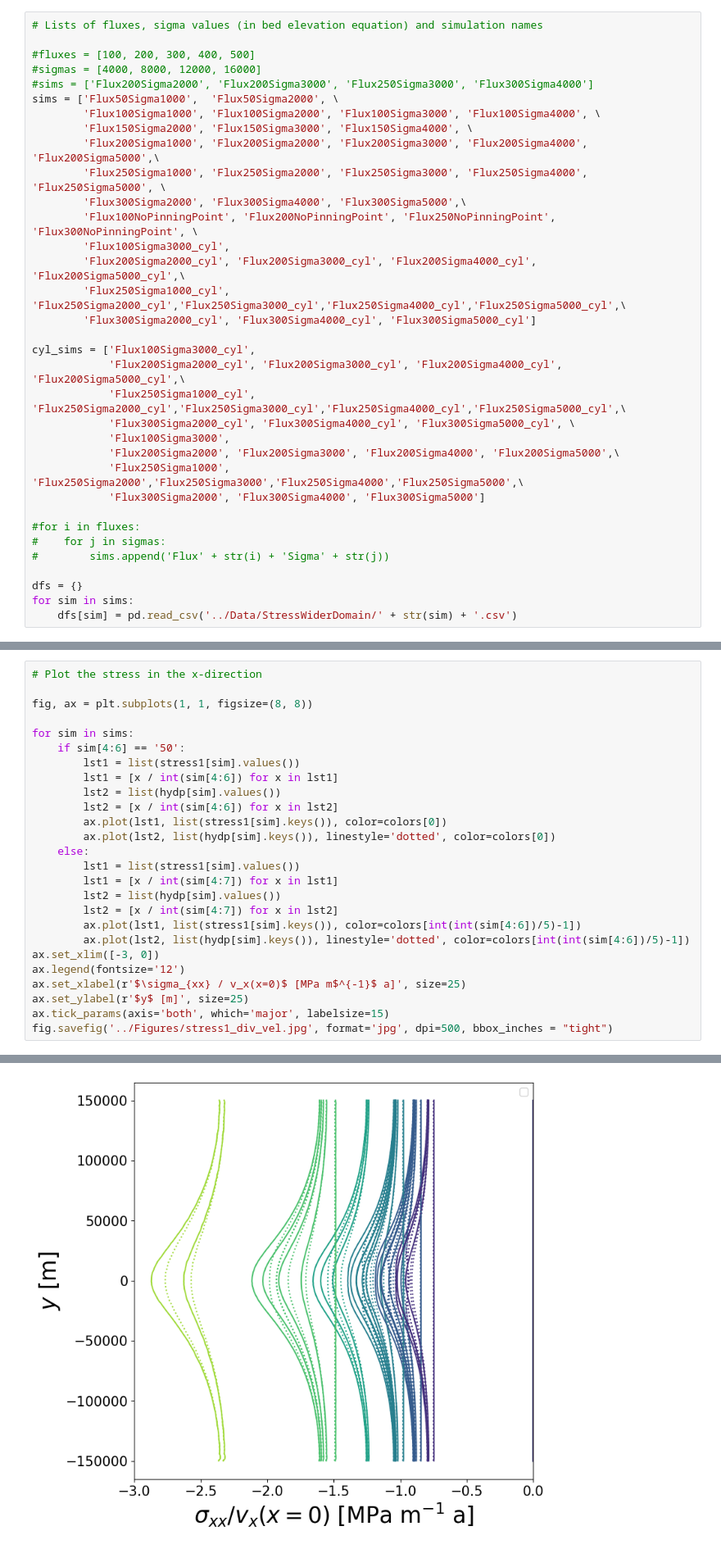
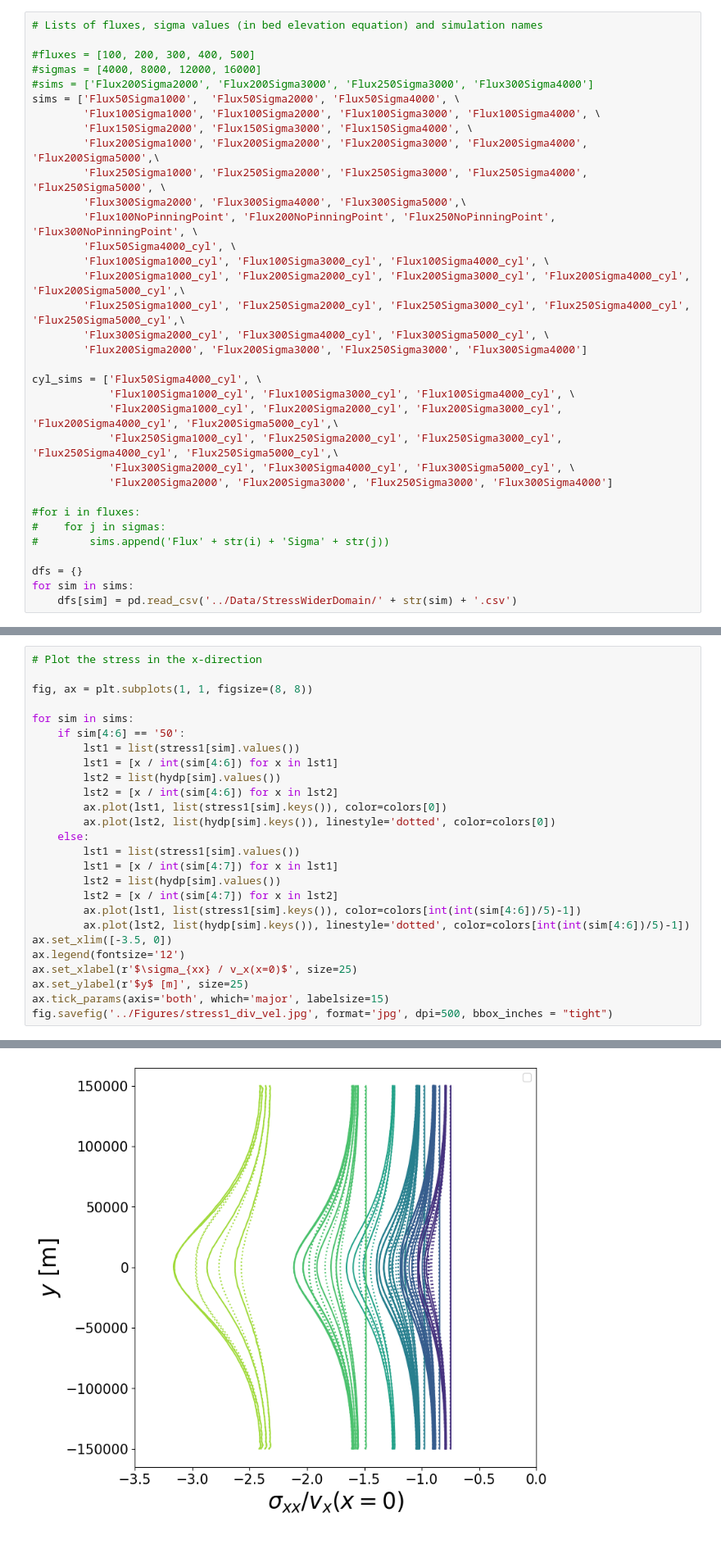
Before and after one commit to henryclara/ButtressingProject, a Jupyter notebook: Code/StressCalculationsWiderDomain.ipynb, the cells around one changed output, grey strips where cells are left out. Shown at 82% size. Saved outputs shown, nothing was run; the diff lists cells and outputs as text.

```diff
--- a/Code/StressCalculationsWiderDomain.ipynb
+++ b/Code/StressCalculationsWiderDomain.ipynb
@@ -36,26 +36,26 @@ A = 4.6e-25*yearinsec*1.0e18
 #fluxes = [100, 200, 300, 400, 500]
 #sigmas = [4000, 8000, 12000, 16000]
 #sims = ['Flux200Sigma2000', 'Flux200Sigma3000', 'Flux250Sigma3000', 'Flux300Sigma4000']
-sims = ['Flux50Sigma1000',  'Flux50Sigma2000', \
+sims = ['Flux50Sigma1000',  'Flux50Sigma2000', 'Flux50Sigma4000', \
         'Flux100Sigma1000', 'Flux100Sigma2000', 'Flux100Sigma3000', 'Flux100Sigma4000', \
         'Flux150Sigma2000', 'Flux150Sigma3000', 'Flux150Sigma4000', \
         'Flux200Sigma1000', 'Flux200Sigma2000', 'Flux200Sigma3000', 'Flux200Sigma4000', 'Flux200Sigma5000',\
         'Flux250Sigma1000', 'Flux250Sigma2000', 'Flux250Sigma3000', 'Flux250Sigma4000', 'Flux250Sigma5000', \
         'Flux300Sigma2000', 'Flux300Sigma4000', 'Flux300Sigma5000',\
         'Flux100NoPinningPoint', 'Flux200NoPinningPoint', 'Flux250NoPinningPoint', 'Flux300NoPinningPoint', \
-        'Flux100Sigma3000_cyl',
-        'Flux200Sigma2000_cyl', 'Flux200Sigma3000_cyl', 'Flux200Sigma4000_cyl', 'Flux200Sigma5000_cyl',\
-        'Flux250Sigma1000_cyl', 'Flux250Sigma2000_cyl','Flux250Sigma3000_cyl','Flux250Sigma4000_cyl','Flux250Sigma5000_cyl',\
-        'Flux300Sigma2000_cyl', 'Flux300Sigma4000_cyl', 'Flux300Sigma5000_cyl']
+        'Flux50Sigma4000_cyl', \
+        'Flux100Sigma1000_cyl', 'Flux100Sigma3000_cyl', 'Flux100Sigma4000_cyl', \
+        'Flux200Sigma1000_cyl', 'Flux200Sigma2000_cyl', 'Flux200Sigma3000_cyl', 'Flux200Sigma4000_cyl', 'Flux200Sigma5000_cyl',\
+        'Flux250Sigma1000_cyl', 'Flux250Sigma2000_cyl', 'Flux250Sigma3000_cyl', 'Flux250Sigma4000_cyl', 'Flux250Sigma5000_cyl',\
+        'Flux300Sigma2000_cyl', 'Flux300Sigma4000_cyl', 'Flux300Sigma5000_cyl', \
+        'Flux200Sigma2000', 'Flux200Sigma3000', 'Flux250Sigma3000', 'Flux300Sigma4000']
 
-cyl_sims = ['Flux100Sigma3000_cyl',
-            'Flux200Sigma2000_cyl', 'Flux200Sigma3000_cyl', 'Flux200Sigma4000_cyl', 'Flux200Sigma5000_cyl',\
-            'Flux250Sigma1000_cyl', 'Flux250Sigma2000_cyl','Flux250Sigma3000_cyl','Flux250Sigma4000_cyl','Flux250Sigma5000_cyl',\
+cyl_sims = ['Flux50Sigma4000_cyl', \
+            'Flux100Sigma1000_cyl', 'Flux100Sigma3000_cyl', 'Flux100Sigma4000_cyl', \
+            'Flux200Sigma1000_cyl', 'Flux200Sigma2000_cyl', 'Flux200Sigma3000_cyl', 'Flux200Sigma4000_cyl', 'Flux200Sigma5000_cyl',\
+            'Flux250Sigma1000_cyl', 'Flux250Sigma2000_cyl', 'Flux250Sigma3000_cyl', 'Flux250Sigma4000_cyl', 'Flux250Sigma5000_cyl',\
             'Flux300Sigma2000_cyl', 'Flux300Sigma4000_cyl', 'Flux300Sigma5000_cyl', \
-            'Flux100Sigma3000',
-            'Flux200Sigma2000', 'Flux200Sigma3000', 'Flux200Sigma4000', 'Flux200Sigma5000',\
-            'Flux250Sigma1000', 'Flux250Sigma2000','Flux250Sigma3000','Flux250Sigma4000','Flux250Sigma5000',\
-            'Flux300Sigma2000', 'Flux300Sigma4000', 'Flux300Sigma5000']
+            'Flux200Sigma2000', 'Flux200Sigma3000', 'Flux250Sigma3000', 'Flux300Sigma4000']
 
 #for i in fluxes:
 #    for j in sigmas:
@@ -314,32 +314,32 @@ fig.savefig('../Figures/stress1_div_thickness.jpg', format='jpg', dpi=500, bbox_
 # %%
 # Plot the stress in the x-direction
 
 fig, ax = plt.subplots(1, 1, figsize=(8, 8))
 
 for sim in sims:
     if sim[4:6] == '50':
         lst1 = list(stress1[sim].values())
         lst1 = [x / int(sim[4:6]) for x in lst1]
         lst2 = list(hydp[sim].values())
         lst2 = [x / int(sim[4:6]) for x in lst2]
         ax.plot(lst1, list(stress1[sim].keys()), color=colors[0])
         ax.plot(lst2, list(hydp[sim].keys()), linestyle='dotted', color=colors[0])
     else:
         lst1 = list(stress1[sim].values())
         lst1 = [x / int(sim[4:7]) for x in lst1]
         lst2 = list(hydp[sim].values())
         lst2 = [x / int(sim[4:7]) for x in lst2]
         ax.plot(lst1, list(stress1[sim].keys()), color=colors[int(int(sim[4:6])/5)-1])
         ax.plot(lst2, list(hydp[sim].keys()), linestyle='dotted', color=colors[int(int(sim[4:6])/5)-1])
-ax.set_xlim([-3, 0])
+ax.set_xlim([-3.5, 0])
 ax.legend(fontsize='12')
-ax.set_xlabel(r'$\sigma_{xx} / v_x(x=0)$ [MPa m$^{-1}$ a]', size=25)
+ax.set_xlabel(r'$\sigma_{xx} / v_x(x=0)$', size=25)
 ax.set_ylabel(r'$y$ [m]', size=25)
 ax.tick_params(axis='both', which='major', labelsize=15)
 fig.savefig('../Figures/stress1_div_vel.jpg', format='jpg', dpi=500, bbox_inches = "tight")
 # %% [output]
 No artists with labels found to put in legend.  Note that artists whose label start with an underscore are ignored when legend() is called with no argument.
-[figure, old version]
+[figure, new version]
 # %%
 # Plot the stress in the x-direction
 #colors = sns.color_palette('tab10', n_colors=8).as_hex()
```
Also changed, not shown: parts of 27 cells of this notebook.
